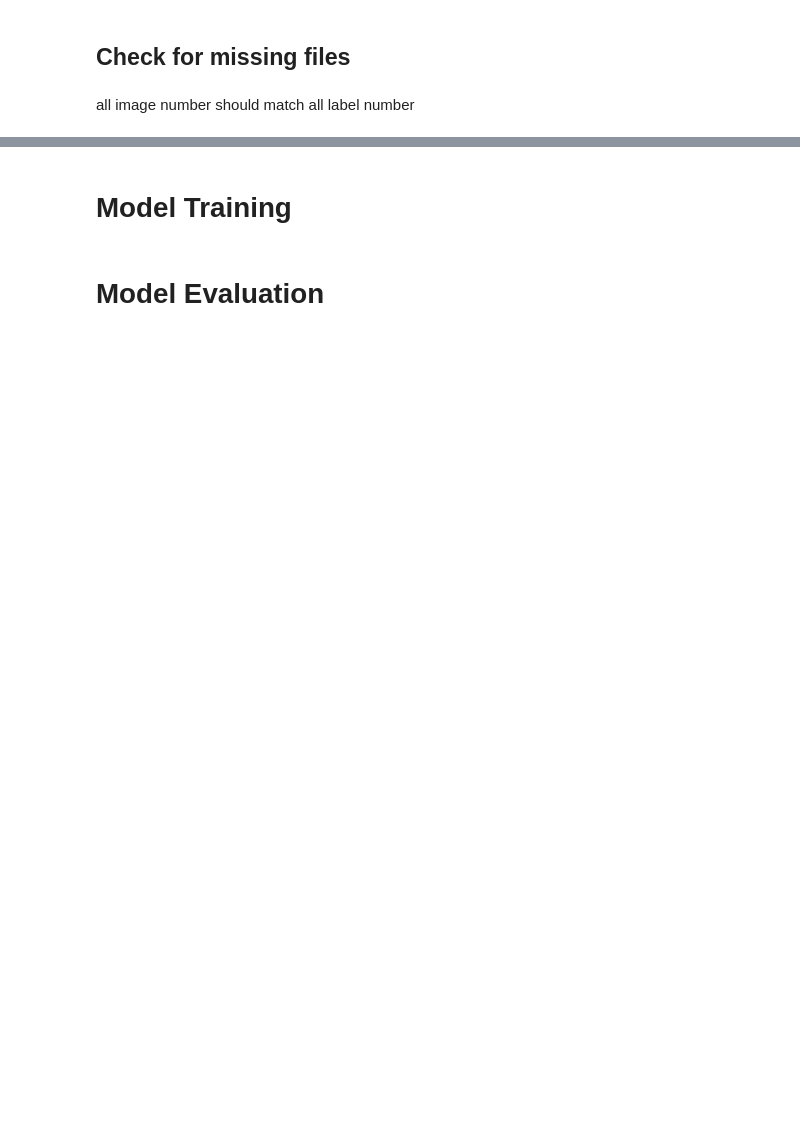
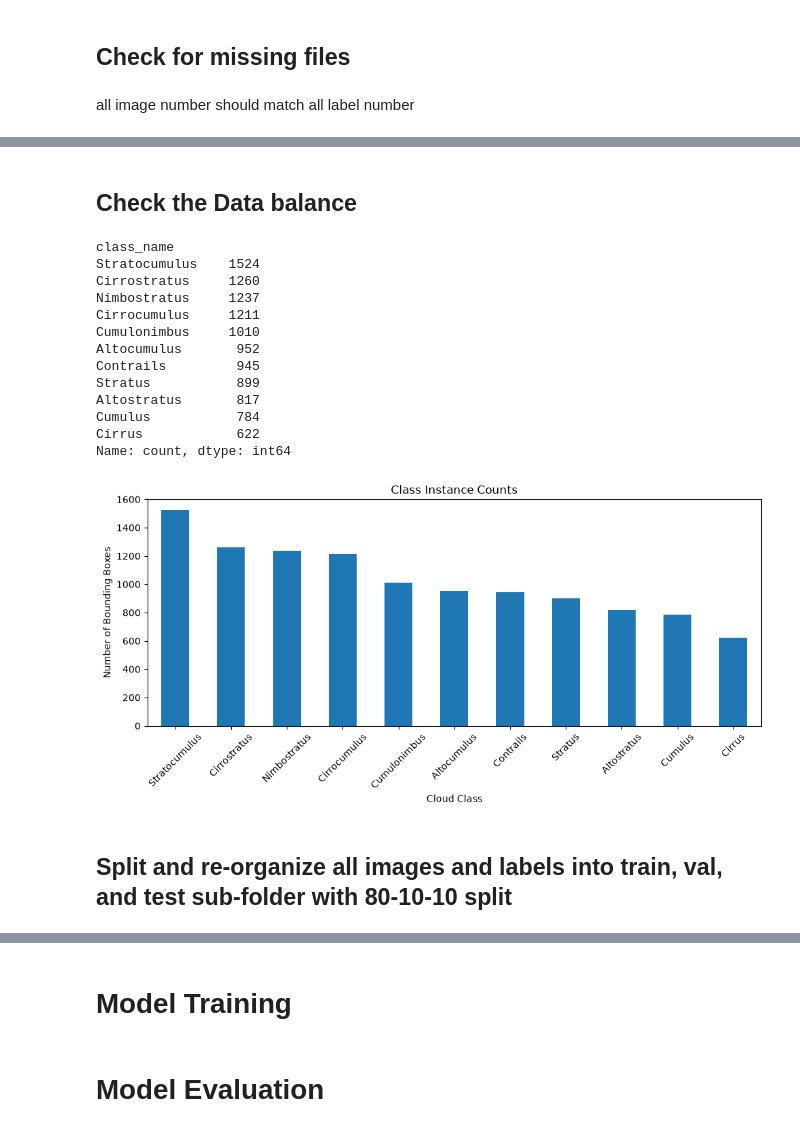
Before and after one commit to yeugeneu/IAT360-CV-13-Cloud-Type-Classifier, a Jupyter notebook: Cloud_type_detection.ipynb, the cells around one changed output, grey strips where cells are left out. Drawn from its saved outputs; the diff is of its cells as text; code cells hidden in the pictures; blank space fills up the shorter version.

```diff
--- a/Cloud_type_detection.ipynb
+++ b/Cloud_type_detection.ipynb
@@ -82,0 +125,13 @@ for idx, image in enumerate(os.listdir(os.path.join(image_dir))):
+# %%
+# Set all paths to the dataset
+eugene_dir_img = 'Members_Dataset/Eugene_CloudData_Labeled/images'
+eugene_dir_lbl = 'Members_Dataset/Eugene_CloudData_Labeled/labels'
+
+dalena_dir_img = 'Members_Dataset/Dalena_CloudData_Labeled/images'
+dalena_dir_lbl = 'Members_Dataset/Dalena_CloudData_Labeled/labels'
+
+martina_dir_img = 'Members_Dataset/Martina_CloudData_Labeled/images'
+martina_dir_lbl = 'Members_Dataset/Martina_CloudData_Labeled/labels'
+
+marielle_dir_img = 'Members_Dataset/Marielle_CloudData_Labeled/images'
+marielle_dir_lbl = 'Members_Dataset/Marielle_CloudData_Labeled/labels'
@@ -82,0 +140,4 @@ for idx, image in enumerate(os.listdir(os.path.join(image_dir))):
+# %%
+#set the paths to labels and images directory for All data
+label_dir= "All_data/labels"
+image_dir= "All_data/images"
@@ -185,0 +234,63 @@ Total Files in Directory: 11144 files
+# %% [markdown]
+## Check the Data balance
+# %%
+# 1. Define your class mapping dictionary
+class_map = {
+    0: "Altocumulus",
+    1: "Altostratus",
+    2: "Cirrocumulus",
+    3: "Cirrostratus",
+    4: "Cirrus",
+    5: "Contrails",
+    6: "Cumulonimbus",
+    7: "Cumulus",
+    8: "Nimbostratus",
+    9: "Stratocumulus",
+    10: "Stratus"
+}
+
+# 2. Gather label annotation files
+labels_dir = "All_data/labels"
+annotation_files = glob.glob(os.path.join(labels_dir, "*.txt"))
+
+records = []
+for file in annotation_files:
+    with open(file, 'r') as f:
+        for line in f:
+            parts = line.strip().split()
+            if parts:
+                records.append(int(parts[0]))
+
+# Create DataFrame
+df = pd.DataFrame(records, columns=['class_id'])
+
+# Map class IDs to names
+df['class_name'] = df['class_id'].map(class_map)
+
+# Value counts table
+print(df['class_name'].value_counts())
+
+# Plot distribution
+df['class_name'].value_counts().plot(kind='bar', figsize=(10, 5), title="Class Instance Counts")
+plt.xlabel("Cloud Class")
+plt.ylabel("Number of Bounding Boxes")
+plt.xticks(rotation=45)
+plt.tight_layout()
+plt.show()
+# %% [output]
+class_name
+Stratocumulus    1524
+Cirrostratus     1260
+Nimbostratus     1237
+Cirrocumulus     1211
+Cumulonimbus     1010
+Altocumulus       952
+Contrails         945
+Stratus           899
+Altostratus       817
+Cumulus           784
+Cirrus            622
+Name: count, dtype: int64
+[figure, added]
+# %% [markdown]
+## Split and re-organize all images and labels into train, val, and test sub-folder with 80-10-10 split
```
Also changed, not shown: parts of 31 cells of this notebook.
